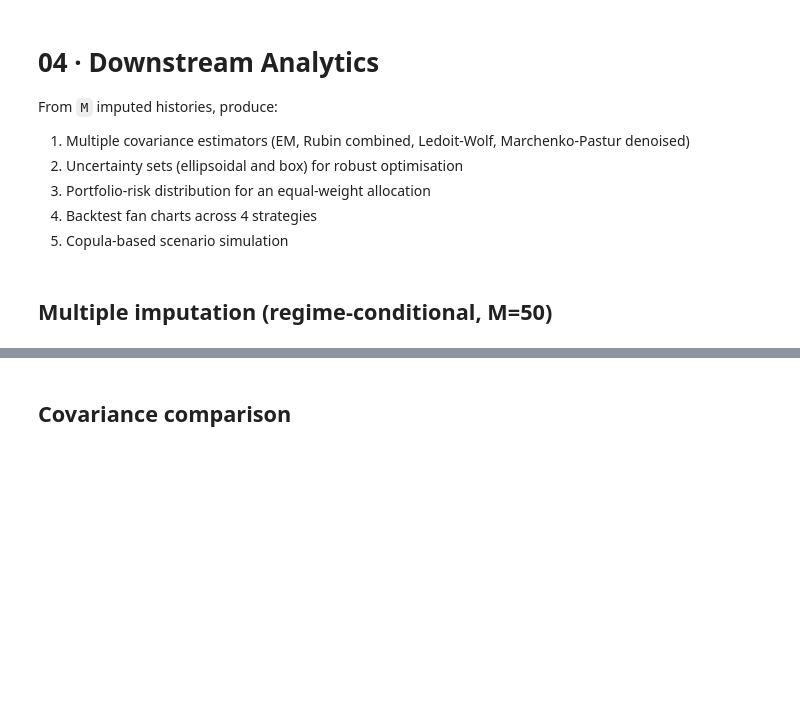
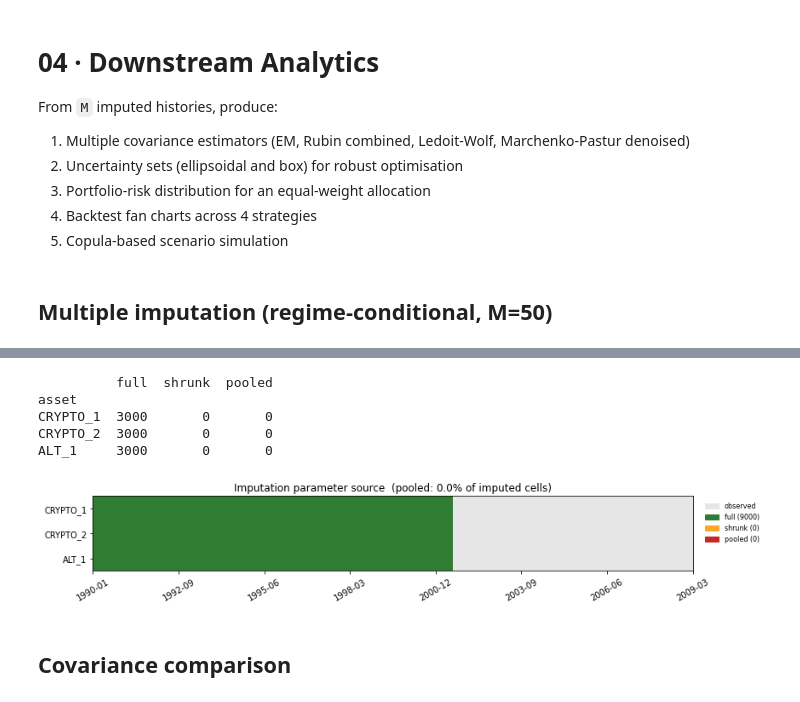
Before and after one commit to boraeang/backcast, a Jupyter notebook: backcast_engine/notebooks/04_downstream.ipynb, the cells around one changed output, grey strips where cells are left out. Saved outputs shown, nothing was run; the diff lists cells and outputs as text; code cells hidden in the pictures; blank space fills up the shorter version.

```diff
--- a/backcast_engine/notebooks/04_downstream.ipynb
+++ b/backcast_engine/notebooks/04_downstream.ipynb
@@ -43,11 +44,15 @@ hmm = fit_regime_hmm(ds.returns_full[ds.long_assets], n_regimes=2, seed=0)
 ## Multiple imputation (regime-conditional, M=50)
 # %%
 overlap_labels = hmm.regime_labels[-ds.overlap_length:]
-regime_params = compute_regime_params(ds.overlap_matrix, overlap_labels)
+regime_params = build_regime_params(
+    ds.overlap_matrix, overlap_labels, ds.short_assets,
+    regimes=np.unique(hmm.regime_labels),
+)
 mi = multiple_impute_regime(
     ds, hmm.regime_labels, regime_params,
     n_imputations=50, seed=42,
 )
 print(f"Drew {mi.n_imputations} imputations — method={mi.method}")
+print(f"NaN cells across all imputations: {sum(int(df.isna().sum().sum()) for df in mi.imputations)}")
 # %% [output]
 Drew 50 imputations — method=regime_conditional
@@ -54,3 +68,16 @@ Drew 50 imputations — method=regime_conditional
+# %%
+from backcast.visualization.plots import plot_source_timeline
+
+print(mi.regime_sources.breakdown.to_string())
+fig = plot_source_timeline(mi.regime_sources)
+plt.show()
+# %% [output]
+          full  shrunk  pooled
+asset
+CRYPTO_1  3000       0       0
+CRYPTO_2  3000       0       0
+ALT_1     3000       0       0
+[figure, added]
 # %% [markdown]
 ## Covariance comparison
 # %%
```
Also changed, not shown: parts of 3 cells of this notebook, 14 other files.
